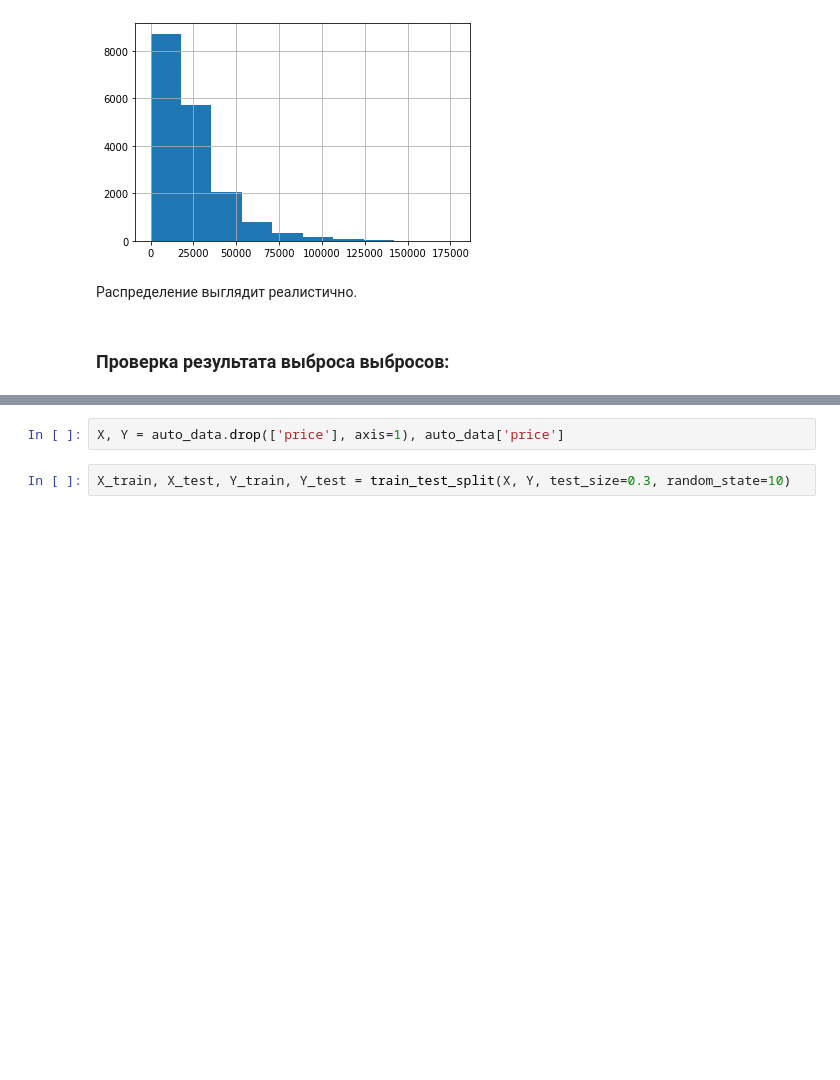
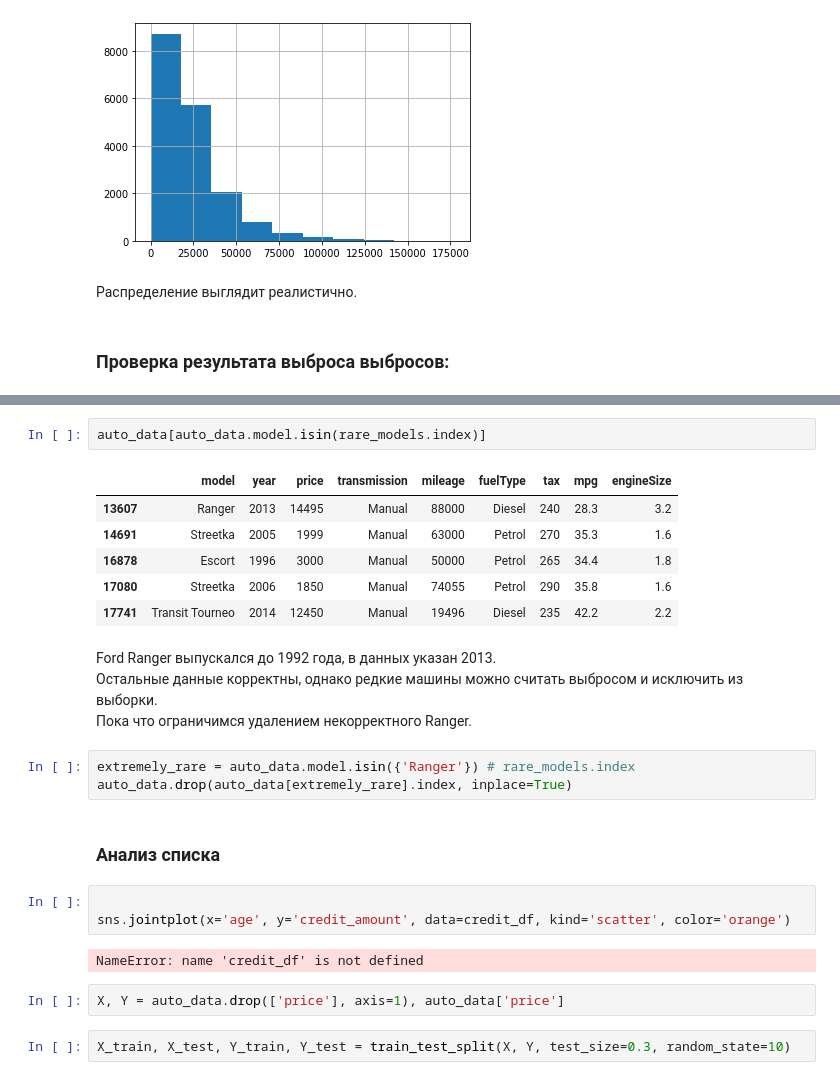
Before and after one commit to Donutellko/IAD, a Jupyter notebook: HW_3/Car price prediction.ipynb, the cells around one changed output, grey strips where cells are left out. Saved outputs shown, nothing was run; the diff lists cells and outputs as text; blank space fills up the shorter version.

```diff
--- a/HW_3/Car price prediction.ipynb
+++ b/HW_3/Car price prediction.ipynb
@@ -188,3 +299,26 @@ auto_data.describe()
+# %%
+auto_data[auto_data.model.isin(rare_models.index)]
+# %% [output]
+|  | model | year | price | transmission | mileage | fuelType | tax | mpg | engineSize |
+| 13607 | Ranger | 2013 | 14495 | Manual | 88000 | Diesel | 240 | 28.3 | 3.2 |
+| 14691 | Streetka | 2005 | 1999 | Manual | 63000 | Petrol | 270 | 35.3 | 1.6 |
+| 16878 | Escort | 1996 | 3000 | Manual | 50000 | Petrol | 265 | 34.4 | 1.8 |
+| 17080 | Streetka | 2006 | 1850 | Manual | 74055 | Petrol | 290 | 35.8 | 1.6 |
+| 17741 | Transit Tourneo | 2014 | 12450 | Manual | 19496 | Diesel | 235 | 42.2 | 2.2 |
+# %% [markdown]
+Ford Ranger выпускался до 1992 года, в данных указан 2013.
+Остальные данные корректны, однако редкие машины можно считать выбросом и исключить из выборки.
+Пока что ограничимся удалением некорректного Ranger.
+# %%
+extremely_rare = auto_data.model.isin({'Ranger'}) # rare_models.index
+auto_data.drop(auto_data[extremely_rare].index, inplace=True)
+# %% [markdown]
+### Анализ списка
+# %%
+
+sns.jointplot(x='age', y='credit_amount', data=credit_df, kind='scatter', color='orange')
+# %% [output]
+NameError: name 'credit_df' is not defined
 # %%
 X, Y = auto_data.drop(['price'], axis=1), auto_data['price']
 # %%
```
Also changed, not shown: parts of 23 cells of this notebook.
